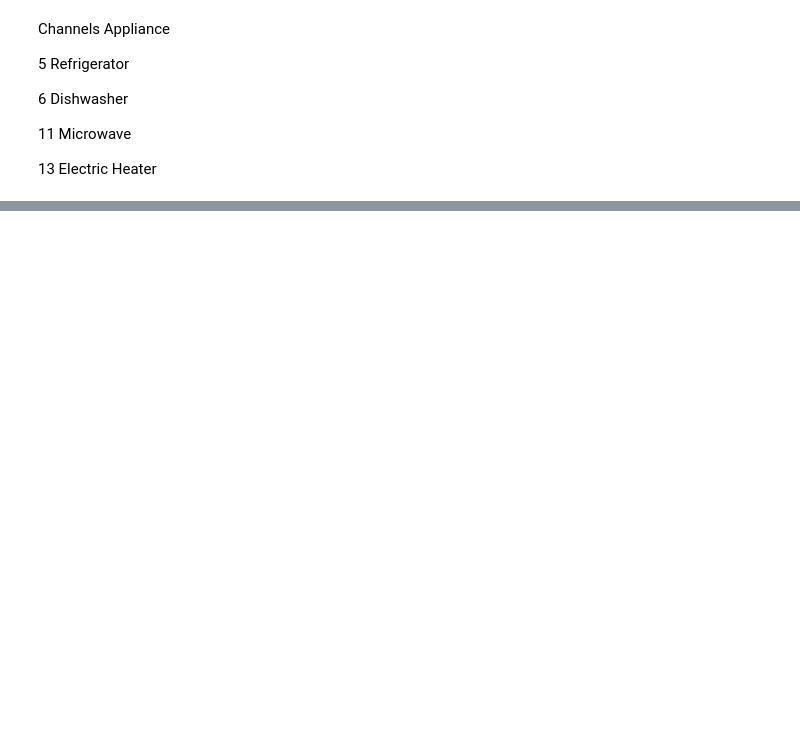
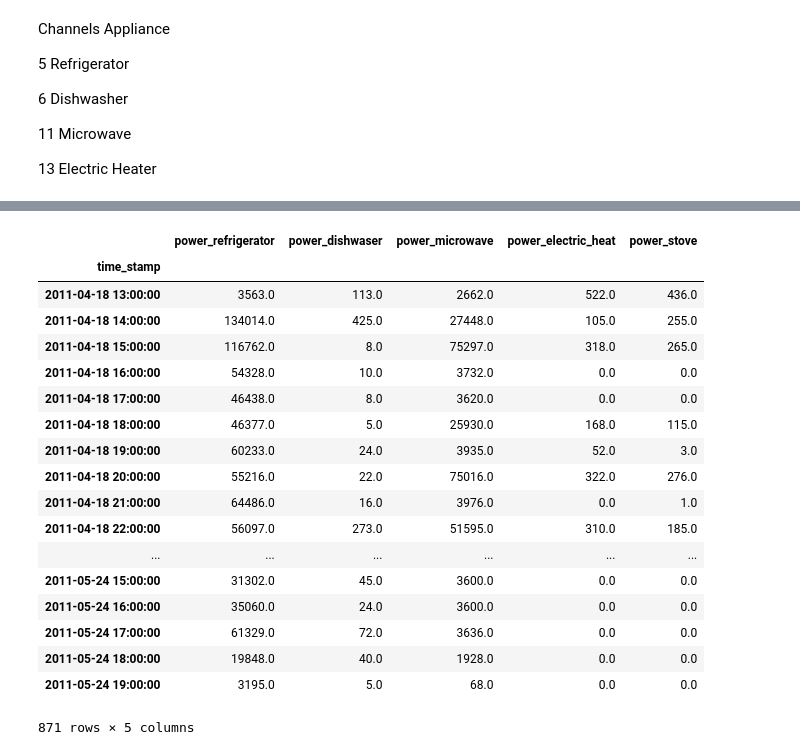
Before and after one commit to abhirammv/d3PowerData, a Jupyter notebook: data_preprocess.ipynb, the cells around one changed output, grey strips where cells are left out. Cells and saved outputs as stored; diff of their text form; code cells hidden in the pictures; blank space fills up the shorter version.

```diff
--- a/data_preprocess.ipynb
+++ b/data_preprocess.ipynb
@@ -77,0 +108,22 @@ for ch in ch_nums:
+# %%
+fd.resample(rule='H', on='time_stamp').sum()
+# %% [output]
+|  | power_refrigerator | power_dishwaser | power_microwave | power_electric_heat | power_stove |
+| time_stamp |  |  |  |  |  |
+| 2011-04-18 13:00:00 | 3563.0 | 113.0 | 2662.0 | 522.0 | 436.0 |
+| 2011-04-18 14:00:00 | 134014.0 | 425.0 | 27448.0 | 105.0 | 255.0 |
+| 2011-04-18 15:00:00 | 116762.0 | 8.0 | 75297.0 | 318.0 | 265.0 |
+| 2011-04-18 16:00:00 | 54328.0 | 10.0 | 3732.0 | 0.0 | 0.0 |
+| 2011-04-18 17:00:00 | 46438.0 | 8.0 | 3620.0 | 0.0 | 0.0 |
+| 2011-04-18 18:00:00 | 46377.0 | 5.0 | 25930.0 | 168.0 | 115.0 |
+| 2011-04-18 19:00:00 | 60233.0 | 24.0 | 3935.0 | 52.0 | 3.0 |
+| 2011-04-18 20:00:00 | 55216.0 | 22.0 | 75016.0 | 322.0 | 276.0 |
+| 2011-04-18 21:00:00 | 64486.0 | 16.0 | 3976.0 | 0.0 | 1.0 |
+| 2011-04-18 22:00:00 | 56097.0 | 273.0 | 51595.0 | 310.0 | 185.0 |
+| ... | ... | ... | ... | ... | ... |
+| 2011-05-24 15:00:00 | 31302.0 | 45.0 | 3600.0 | 0.0 | 0.0 |
+| 2011-05-24 16:00:00 | 35060.0 | 24.0 | 3600.0 | 0.0 | 0.0 |
+| 2011-05-24 17:00:00 | 61329.0 | 72.0 | 3636.0 | 0.0 | 0.0 |
+| 2011-05-24 18:00:00 | 19848.0 | 40.0 | 1928.0 | 0.0 | 0.0 |
+| 2011-05-24 19:00:00 | 3195.0 | 5.0 | 68.0 | 0.0 | 0.0 |
+871 rows × 5 columns
```
Also changed, not shown: parts of 24 cells of this notebook, 8 other files.
